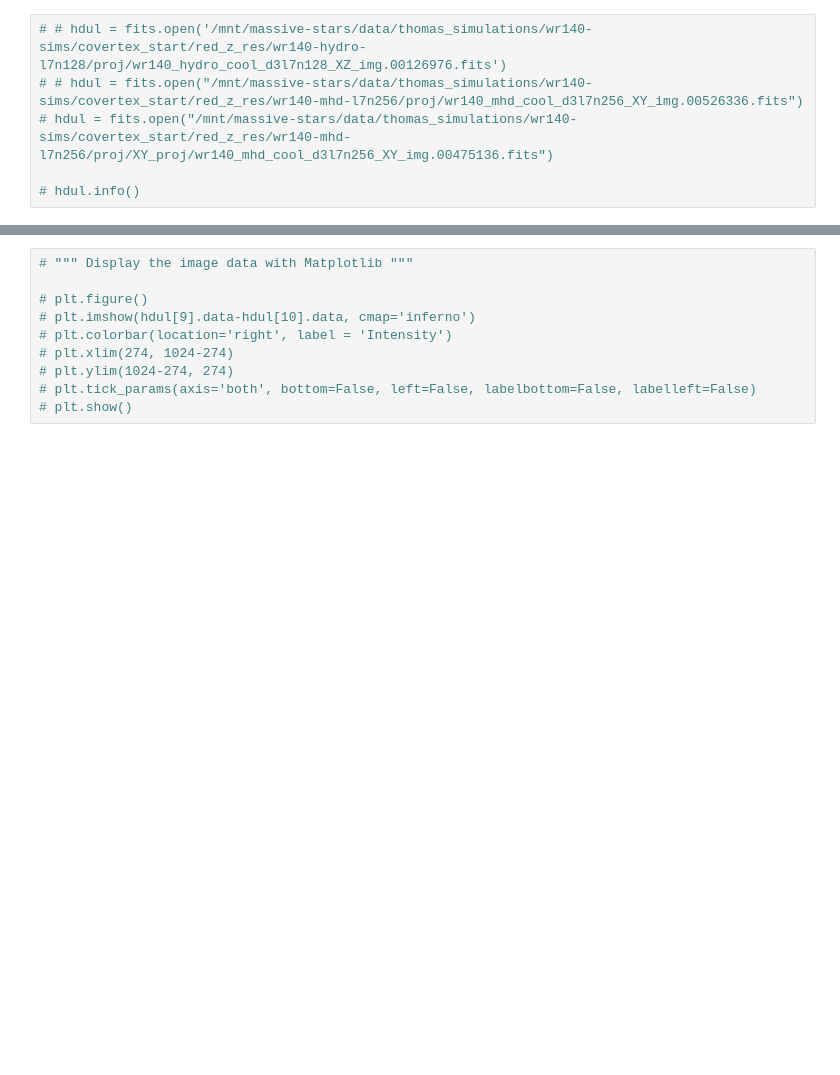
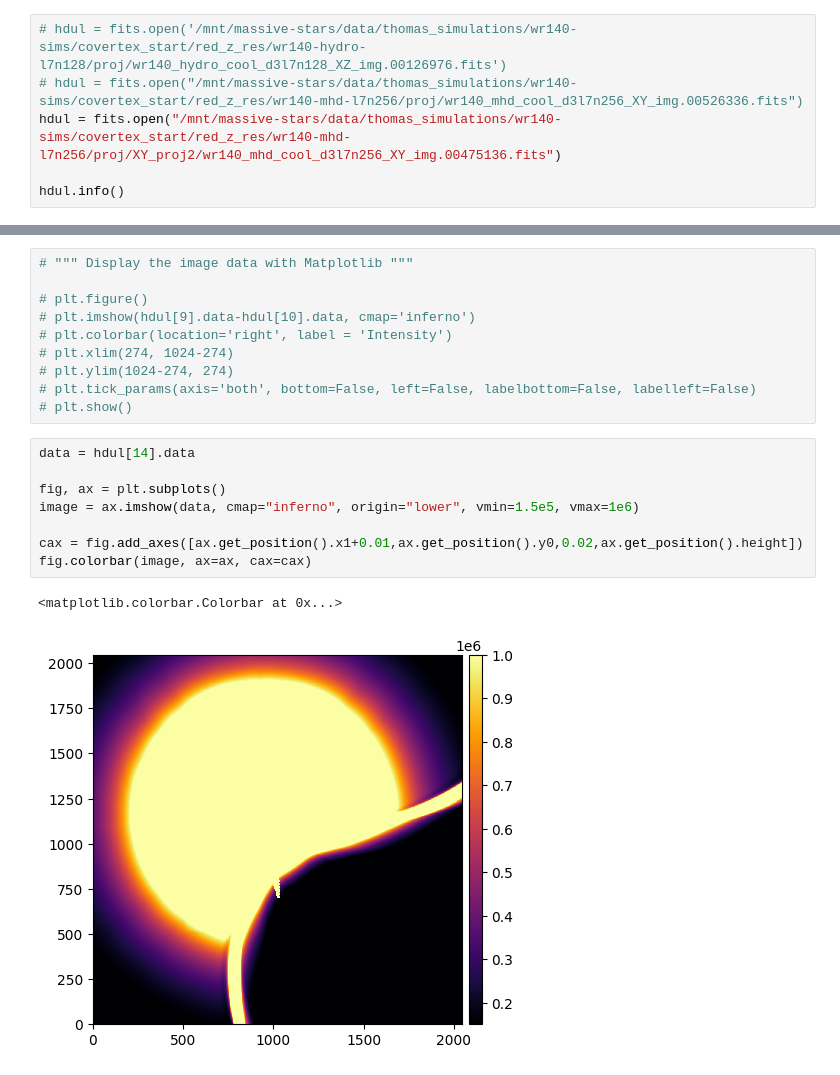
Before and after one commit to tjones8620/binary_star_scripts, a Jupyter notebook: xray-projection/xray_projection.ipynb, the cells around one changed output, grey strips where cells are left out. Cells and saved outputs as stored; diff of their text form; blank space fills up the shorter version.

```diff
--- a/xray-projection/xray_projection.ipynb
+++ b/xray-projection/xray_projection.ipynb
@@ -207,6 +13,6 @@ Processing wr140_mhd_cool_d3l7n256_XY_img.00475136.fits at 3.717341e-02 yr
 # %%
-# # hdul = fits.open('/mnt/massive-stars/data/thomas_simulations/wr140-sims/covertex_start/red_z_res/wr140-hydro-l7n128/proj/wr140_hydro_cool_d3l7n128_XZ_img.00126976.fits')
-# # hdul = fits.open("/mnt/massive-stars/data/thomas_simulations/wr140-sims/covertex_start/red_z_res/wr140-mhd-l7n256/proj/wr140_mhd_cool_d3l7n256_XY_img.00526336.fits")
-# hdul = fits.open("/mnt/massive-stars/data/thomas_simulations/wr140-sims/covertex_start/red_z_res/wr140-mhd-l7n256/proj/XY_proj/wr140_mhd_cool_d3l7n256_XY_img.00475136.fits")
+# hdul = fits.open('/mnt/massive-stars/data/thomas_simulations/wr140-sims/covertex_start/red_z_res/wr140-hydro-l7n128/proj/wr140_hydro_cool_d3l7n128_XZ_img.00126976.fits')
+# hdul = fits.open("/mnt/massive-stars/data/thomas_simulations/wr140-sims/covertex_start/red_z_res/wr140-mhd-l7n256/proj/wr140_mhd_cool_d3l7n256_XY_img.00526336.fits")
+hdul = fits.open("/mnt/massive-stars/data/thomas_simulations/wr140-sims/covertex_start/red_z_res/wr140-mhd-l7n256/proj/XY_proj2/wr140_mhd_cool_d3l7n256_XY_img.00475136.fits")
 
-# hdul.info()
+hdul.info()
@@ -220,3 +44,14 @@ Processing wr140_mhd_cool_d3l7n256_XY_img.00475136.fits at 3.717341e-02 yr
 # plt.ylim(1024-274, 274)
 # plt.tick_params(axis='both', bottom=False, left=False, labelbottom=False, labelleft=False)
 # plt.show()
+# %%
+data = hdul[14].data
+
+fig, ax = plt.subplots()
+image = ax.imshow(data, cmap="inferno", origin="lower", vmin=1.5e5, vmax=1e6)
+
+cax = fig.add_axes([ax.get_position().x1+0.01,ax.get_position().y0,0.02,ax.get_position().height])
+fig.colorbar(image, ax=ax, cax=cax)
+# %% [output]
+<matplotlib.colorbar.Colorbar at 0x...>
+[figure, added]
```
Also changed, not shown: parts of 11 cells of this notebook, 6 other files.
